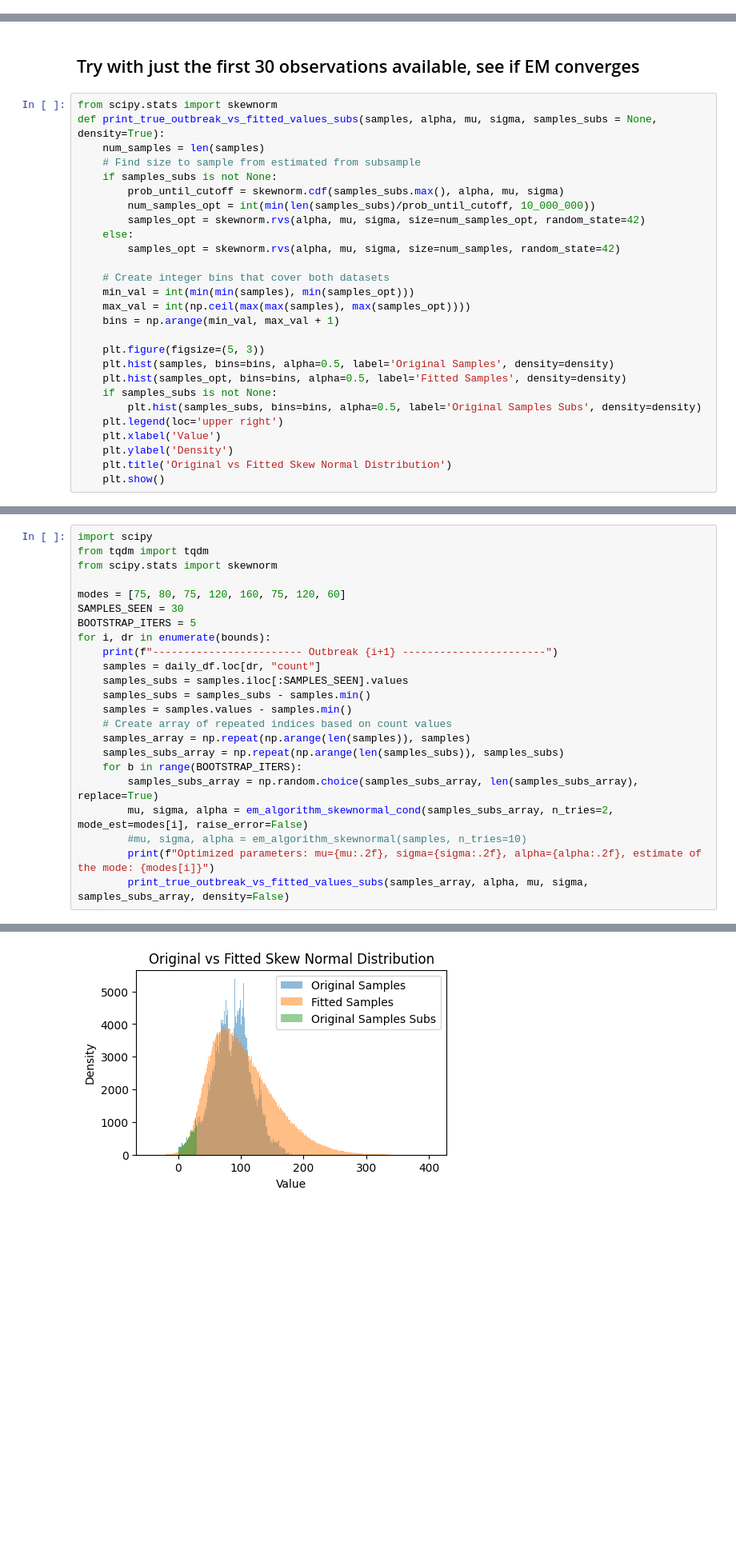
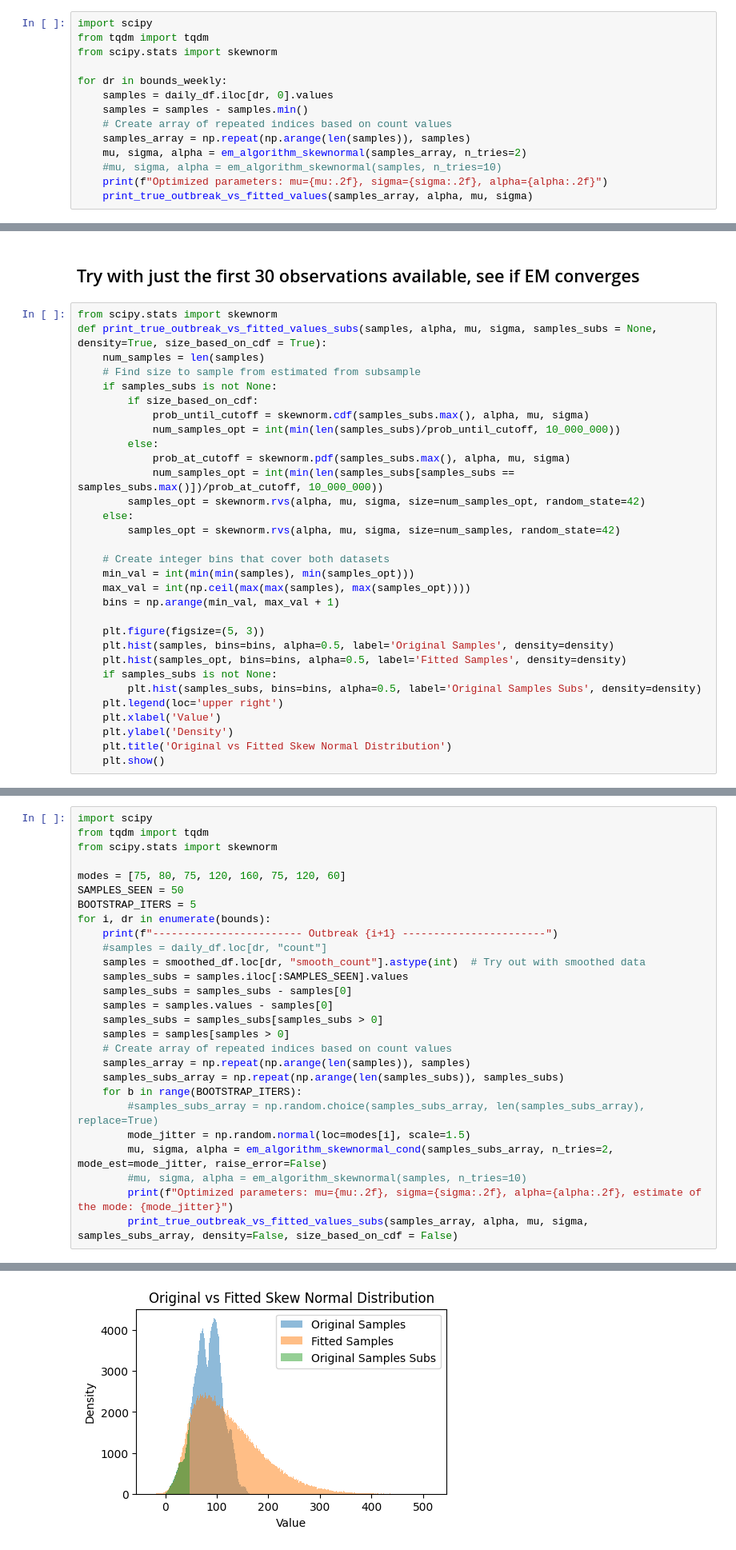
Before and after one commit to silaskoemen/ForecastPNN, a Jupyter notebook: exploration/train_model.ipynb, the cells around one changed output, grey strips where cells are left out. Shown at 80% size. Drawn from its saved outputs; the diff is of its cells as text; blank space fills up the shorter version.

Commit message:
Investigate weekly data

```diff
--- a/exploration/train_model.ipynb
+++ b/exploration/train_model.ipynb
@@ -526,3 +531,17 @@ Optimized parameters: mu=177.20, sigma=72.79, alpha=-0.60
 Optimized parameters: mu=199.35, sigma=84.77, alpha=-0.32
 [figure]
 ... (4 outputs left out)
+# %%
+import scipy
+from tqdm import tqdm
+from scipy.stats import skewnorm
+
+for dr in bounds_weekly:
+    samples = daily_df.iloc[dr, 0].values
+    samples = samples - samples.min()
+    # Create array of repeated indices based on count values
+    samples_array = np.repeat(np.arange(len(samples)), samples)
+    mu, sigma, alpha = em_algorithm_skewnormal(samples_array, n_tries=2)
+    #mu, sigma, alpha = em_algorithm_skewnormal(samples, n_tries=10)
+    print(f"Optimized parameters: mu={mu:.2f}, sigma={sigma:.2f}, alpha={alpha:.2f}")
+    print_true_outbreak_vs_fitted_values(samples_array, alpha, mu, sigma)
@@ -530,12 +563,16 @@ Optimized parameters: mu=199.35, sigma=84.77, alpha=-0.32
 ## Try with just the first 30 observations available, see if EM converges
 # %%
 from scipy.stats import skewnorm
-def print_true_outbreak_vs_fitted_values_subs(samples, alpha, mu, sigma, samples_subs = None, density=True):
+def print_true_outbreak_vs_fitted_values_subs(samples, alpha, mu, sigma, samples_subs = None, density=True, size_based_on_cdf = True):
     num_samples = len(samples)
     # Find size to sample from estimated from subsample
     if samples_subs is not None:
-        prob_until_cutoff = skewnorm.cdf(samples_subs.max(), alpha, mu, sigma)
-        num_samples_opt = int(min(len(samples_subs)/prob_until_cutoff, 10_000_000))
+        if size_based_on_cdf:
+            prob_until_cutoff = skewnorm.cdf(samples_subs.max(), alpha, mu, sigma)
+            num_samples_opt = int(min(len(samples_subs)/prob_until_cutoff, 10_000_000))
+        else:
+            prob_at_cutoff = skewnorm.pdf(samples_subs.max(), alpha, mu, sigma)
+            num_samples_opt = int(min(len(samples_subs[samples_subs == samples_subs.max()])/prob_at_cutoff, 10_000_000))
         samples_opt = skewnorm.rvs(alpha, mu, sigma, size=num_samples_opt, random_state=42)
     else:
         samples_opt = skewnorm.rvs(alpha, mu, sigma, size=num_samples, random_state=42)
@@ -636,22 +684,26 @@ from tqdm import tqdm
 from scipy.stats import skewnorm
 
 modes = [75, 80, 75, 120, 160, 75, 120, 60]
-SAMPLES_SEEN = 30
+SAMPLES_SEEN = 50
 BOOTSTRAP_ITERS = 5
 for i, dr in enumerate(bounds):
     print(f"------------------------ Outbreak {i+1} -----------------------")
-    samples = daily_df.loc[dr, "count"]
+    #samples = daily_df.loc[dr, "count"]
+    samples = smoothed_df.loc[dr, "smooth_count"].astype(int)  # Try out with smoothed data
     samples_subs = samples.iloc[:SAMPLES_SEEN].values
-    samples_subs = samples_subs - samples.min()
-    samples = samples.values - samples.min()
+    samples_subs = samples_subs - samples[0]
+    samples = samples.values - samples[0]
+    samples_subs = samples_subs[samples_subs > 0]
+    samples = samples[samples > 0]
     # Create array of repeated indices based on count values
     samples_array = np.repeat(np.arange(len(samples)), samples)
     samples_subs_array = np.repeat(np.arange(len(samples_subs)), samples_subs)
     for b in range(BOOTSTRAP_ITERS):
-        samples_subs_array = np.random.choice(samples_subs_array, len(samples_subs_array), replace=True)
-        mu, sigma, alpha = em_algorithm_skewnormal_cond(samples_subs_array, n_tries=2, mode_est=modes[i], raise_error=False)
+        #samples_subs_array = np.random.choice(samples_subs_array, len(samples_subs_array), replace=True)
+        mode_jitter = np.random.normal(loc=modes[i], scale=1.5)
+        mu, sigma, alpha = em_algorithm_skewnormal_cond(samples_subs_array, n_tries=2, mode_est=mode_jitter, raise_error=False)
         #mu, sigma, alpha = em_algorithm_skewnormal(samples, n_tries=10)
-        print(f"Optimized parameters: mu={mu:.2f}, sigma={sigma:.2f}, alpha={alpha:.2f}, estimate of the mode: {modes[i]}")
-        print_true_outbreak_vs_fitted_values_subs(samples_array, alpha, mu, sigma, samples_subs_array, density=False)
+        print(f"Optimized parameters: mu={mu:.2f}, sigma={sigma:.2f}, alpha={alpha:.2f}, estimate of the mode: {mode_jitter}")
+        print_true_outbreak_vs_fitted_values_subs(samples_array, alpha, mu, sigma, samples_subs_array, density=False, size_based_on_cdf = False)
 # %% [output]
 ------------------------ Outbreak 1 -----------------------
@@ -659 +711 @@ Optimized parameters: mu=40.65, sigma=81.08, alpha=3.96, estimate of the mode: 7
-[figure, old version]
+[figure, new version]
```
Also changed, not shown: parts of 10 cells of this notebook.
